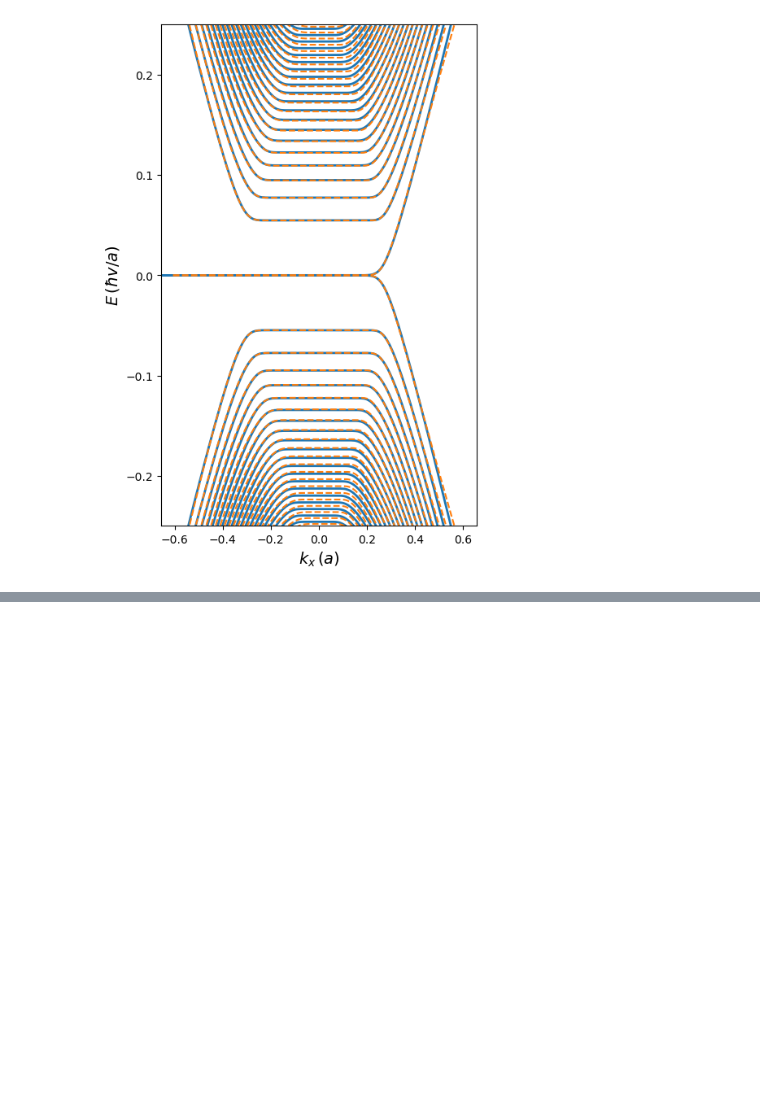
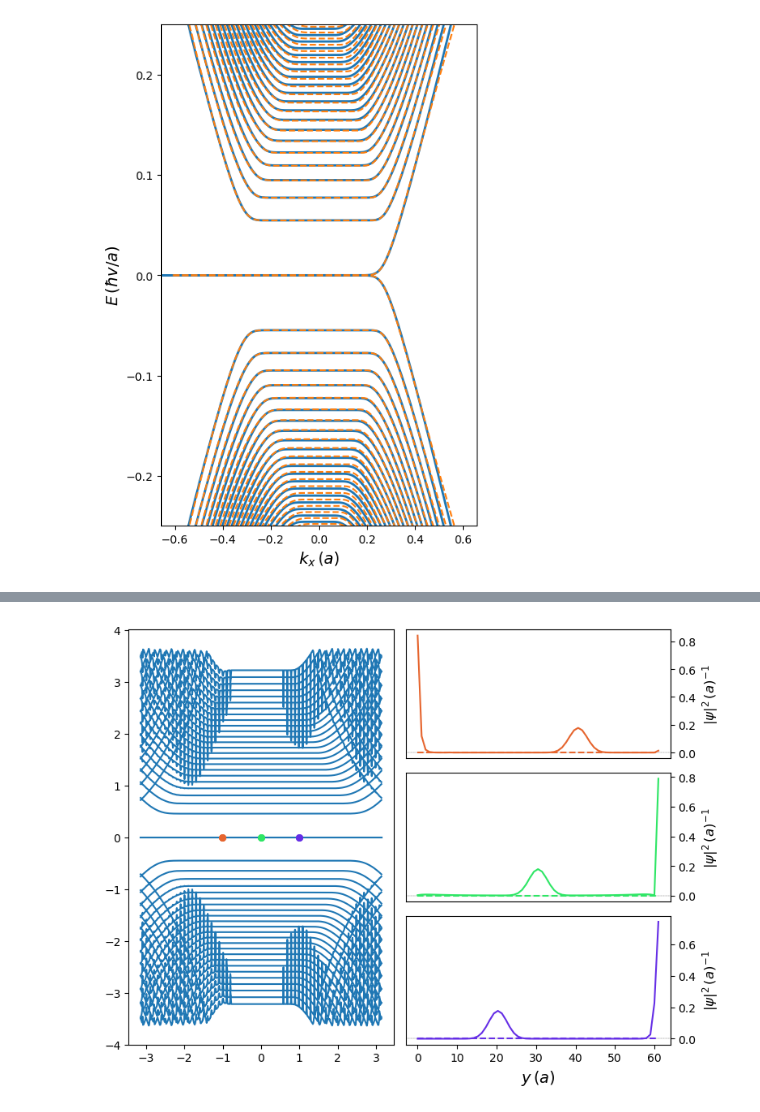
Before and after one commit to adonvel/tangent-magnetic-field, a Jupyter notebook: produce_plots-update.ipynb, the cells around one changed output, grey strips where cells are left out. Saved outputs shown, nothing was run; the diff lists cells and outputs as text; code cells hidden in the pictures; blank space fills up the shorter version.

```diff
--- a/produce_plots-update.ipynb
+++ b/produce_plots-update.ipynb
@@ -339,0 +342,87 @@ fig.show()
+# %%
+#zz is pi 0,
+
+parameters = dict(
+    Lx = 1,
+    Ly = 60,
+    theta_top = pi,
+    theta_bot = pi,
+    mag_field = 0.1,
+    mass = 0,
+)
+
+
+nbands = 50
+momenta, bands = mb.make_bands_x(parameters,number_of_bands = nbands, number_of_points = int(500), kmin = -pi, kmax = pi)
+# %%
+# Create figure
+fig = plt.figure(figsize=(8, 6))  # Square figure
+
+# Define grid layout: 2 columns, 3 rows
+gs = gridspec.GridSpec(3, 2, width_ratios=[1, 1], height_ratios=[1, 1, 1])
+
+# Create subplots
+ax = fig.add_subplot(gs[:, 0])
+for i in range(bands.shape[1]):
+    ax.plot(momenta,bands[:,i], c = 'C0')
+
+# ax.set_ylim(-0.25,0.25)
+# ax.set_xlim(-(pi/np.sqrt(3)-0.5)/2,(pi/np.sqrt(3)-0.5)/2)
+# ax.set_ylabel(r'$E\,(\hbar v/a)$',fontsize = 14)
+# ax.set_xlabel(r'$k_x\,(a)$',fontsize = 14)
+
+#Pinpoint states to plot
+for i,shift in enumerate(np.linspace(-1,1,nplots)):
+
+    #Calculate eignestates at kplot and plot.
+    kplot = shift
+    k_idx = (np.abs(momenta - kplot)).argmin()
+    energies, psi, ind = mb.tangent_states(parameters, kplot,number_of_bands = int(6))
+
+    ax.scatter([momenta[k_idx]],[energies[0]], c= rgb_colors[i], s = 30,zorder = 2, label = 'Plotted state')
+    ax.scatter([momenta[k_idx]],[energies[1]], c= rgb_colors[i], s = 30,zorder = 2, label = 'Plotted state')
+    # ax.scatter([momenta[k_idx]],[energies[2]], c= rgb_colors[i], s = 30,zorder = 2, label = 'Plotted state')
+    # ax.scatter([momenta[k_idx]],[energies[3]], c= rgb_colors[i], s = 30,zorder = 2, label = 'Plotted state')
+
+    # ax.scatter([momenta[k_idx]],[energies[2]], c= rgb_colors[i], s = 30,zorder = 2, label = 'Plotted state')
+
+for i,shift in enumerate(np.linspace(-1,1,nplots)):
+    #Plot state
+    axstate = fig.add_subplot(gs[i, 1])  # Top-right
+    space = np.linspace(0,parameters['Ly']+1,parameters['Ly']+1)
+    axstate.axhline(0, ls ='--', c ='k',lw = 0.2)
+    axstate.set_ylabel(r'$|\psi|^2\,(a)^{-1}$',fontsize = 12)
+    #axstate.set_ylim(-0.01, 0.055)
+    if i == nplots-1:
+        axstate.set_xlabel(r'$y\,(a)$',fontsize = 14)
+    else:
+        axstate.xaxis.set_visible(False)
+
+    axstate.yaxis.set_ticks_position("right")  # Move ticks to the right
+    axstate.yaxis.set_label_position("right")  # Move labels to the right
+
+    #Calculate eignestates at kplot and choose which one to plot.
+    kplot = shift
+    k_idx = (np.abs(momenta - kplot)).argmin()
+    energies, psi, ind = mb.tangent_states(parameters, kplot,number_of_bands = int(6))
+
+    # axstate.plot(space,np.abs(psi[2,0,:])**2 ,c = rgb_colors[i], ls = 'dashed') ## sublattice a
+    # axstate.plot(space,np.abs(psi[2,1,:])**2 ,c = rgb_colors[i]) ## sublattice b
+
+    axstate.plot(space,np.abs(psi[0,0,:])**2 + np.abs(psi[1,0,:])**2,c = rgb_colors[i], ls = 'dashed') ## sublattice a
+    axstate.plot(space,np.abs(psi[0,1,:])**2 + np.abs(psi[1,1,:])**2,c = rgb_colors[i]) ## sublattice b
+
+    # axstate.plot(space,np.abs(psi[0,0,:])**2 + np.abs(psi[1,0,:])**2 + np.abs(psi[2,0,:])**2,c = rgb_colors[i], ls = 'dashed') ## sublattice a
+    # axstate.plot(space,np.abs(psi[0,1,:])**2 + np.abs(psi[1,1,:])**2 + np.abs(psi[2,1,:])**2,c = rgb_colors[i]) ## sublattice b
+
+    # axstate.plot(space,np.abs(psi[0,0,:])**2 + np.abs(psi[1,0,:])**2 + np.abs(psi[2,0,:])**2 + np.abs(psi[3,0,:])**2,c = rgb_colors[i], ls = 'dashed') ## sublattice a
+    # axstate.plot(space,np.abs(psi[0,1,:])**2 + np.abs(psi[1,1,:])**2 + np.abs(psi[2,1,:])**2 + np.abs(psi[3,1,:])**2,c = rgb_colors[i]) ## sublattice b
+
+
+# Show the figure
+plt.tight_layout()
+plt.show()
+
+#fig.savefig("tangent_bz.pdf", bbox_inches="tight")
+# %% [output]
+[figure, added]
```
Also changed, not shown: parts of 4 cells of this notebook, 4 other files.
